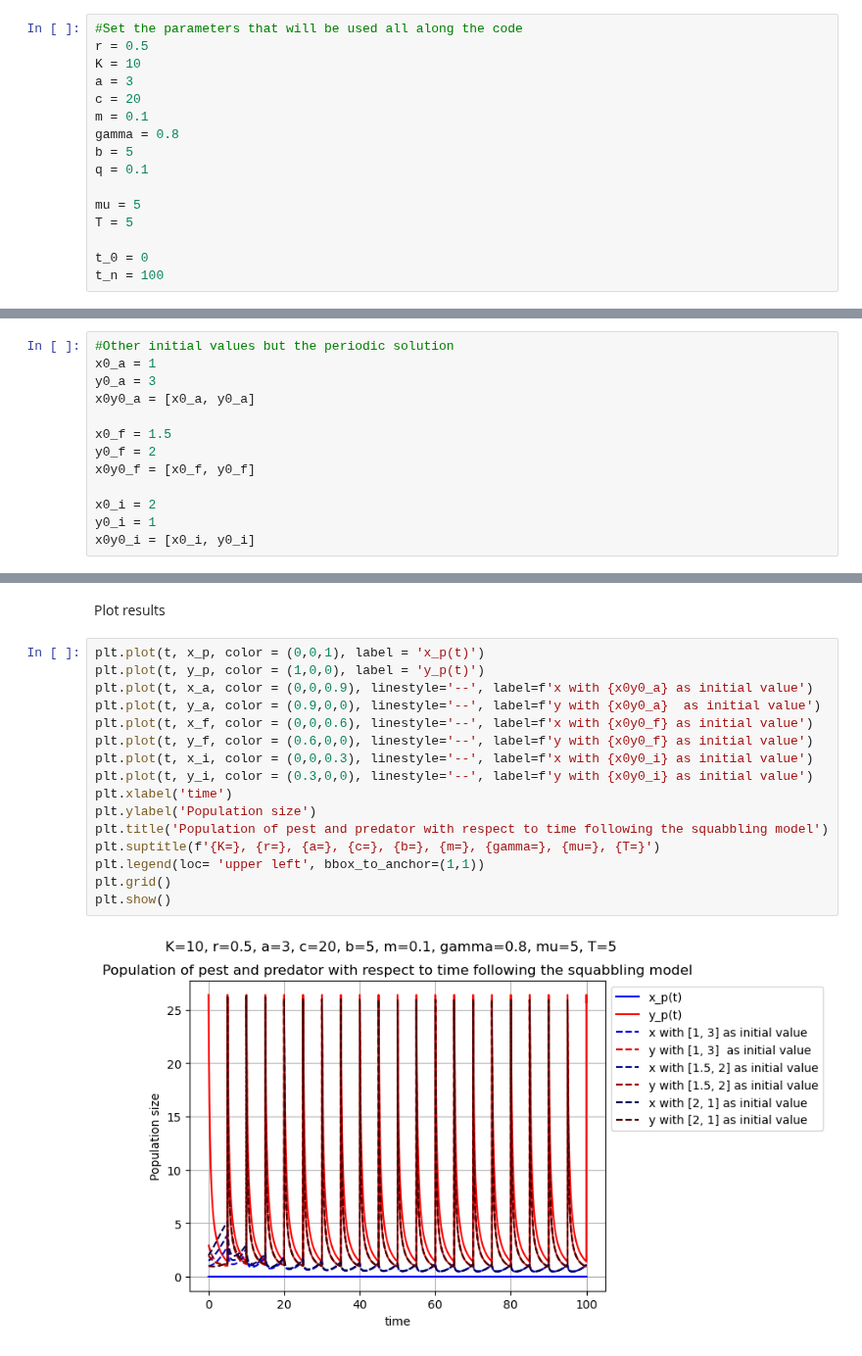
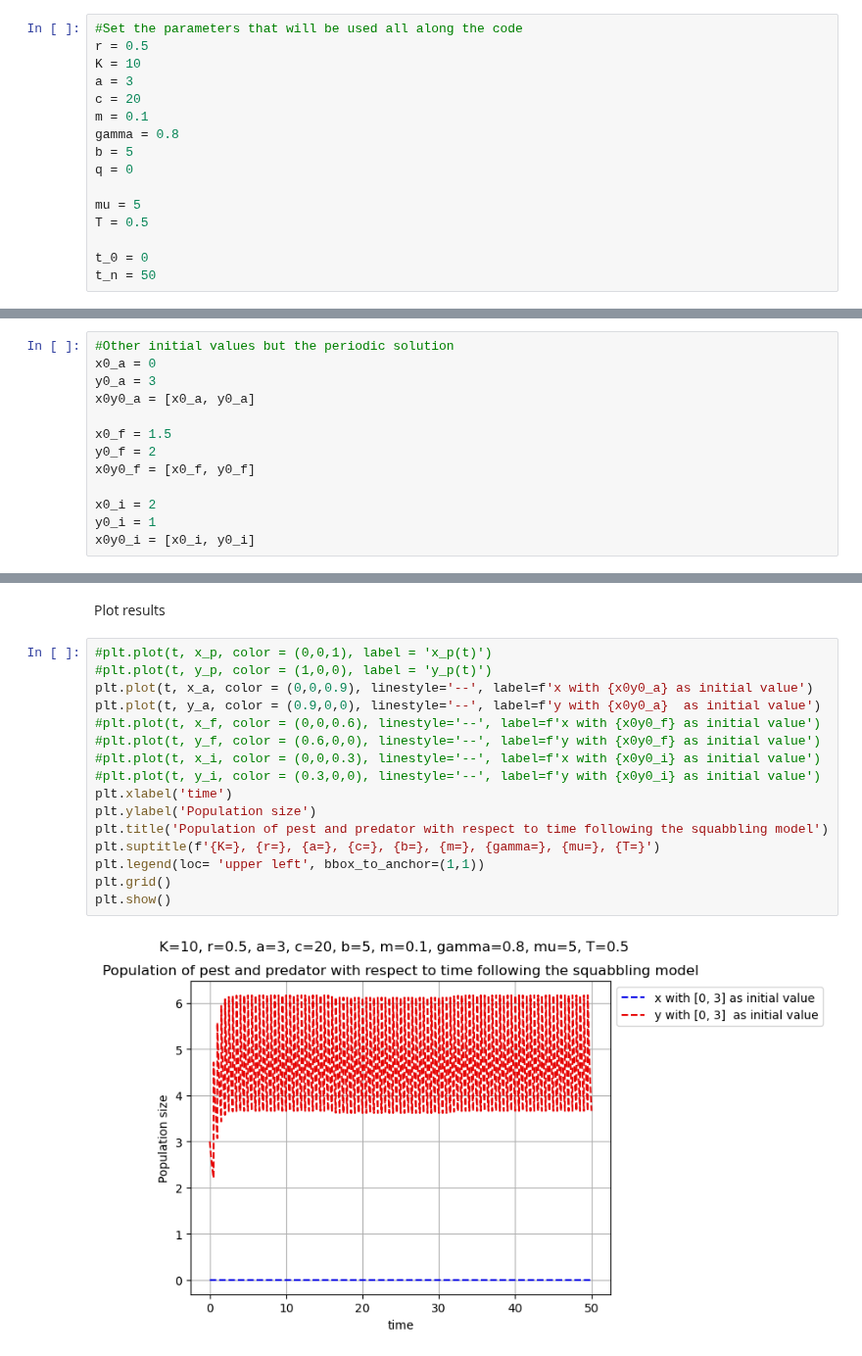
Before and after one commit to AinatianaLoyens/First_sim_CACOLAC, a Jupyter notebook: simulations_executable.ipynb, the cells around one changed output, grey strips where cells are left out. Shown at 98% size. Saved outputs shown, nothing was run; the diff lists cells and outputs as text.

```diff
--- a/simulations_executable.ipynb
+++ b/simulations_executable.ipynb
@@ -14,13 +14,13 @@ c = 20
 m = 0.1
 gamma = 0.8
 b = 5
-q = 0.1
+q = 0
 
 mu = 5
-T = 5
+T = 0.5
 
 t_0 = 0
-t_n = 100
+t_n = 50
 # %%
 #This cell is to eventually check if some stabilities conditions are satisfied.
 #If needed, the functions calculate_mu_a, calculate_mu_b and calculate_mu_q can be used
@@ -53,7 +53,7 @@ GAS conditions for squabbling are satisfied
 Note: the squabbling model is complicated
 # %%
 #Other initial values but the periodic solution
-x0_a = 1
+x0_a = 0
 y0_a = 3
 x0y0_a = [x0_a, y0_a]
 
@@ -201,20 +202,20 @@ y_p = y_p_s(t=np.array(t), r=r, K=K, a=a, c=c, m=m, gamma=gamma, q=q, mu=mu, T=T
 # %% [markdown]
 Plot results
 # %%
-plt.plot(t, x_p, color = (0,0,1), label = 'x_p(t)')
-plt.plot(t, y_p, color = (1,0,0), label = 'y_p(t)')
+#plt.plot(t, x_p, color = (0,0,1), label = 'x_p(t)')
+#plt.plot(t, y_p, color = (1,0,0), label = 'y_p(t)')
 plt.plot(t, x_a, color = (0,0,0.9), linestyle='--', label=f'x with {x0y0_a} as initial value')
 plt.plot(t, y_a, color = (0.9,0,0), linestyle='--', label=f'y with {x0y0_a}  as initial value')
-plt.plot(t, x_f, color = (0,0,0.6), linestyle='--', label=f'x with {x0y0_f} as initial value')
-plt.plot(t, y_f, color = (0.6,0,0), linestyle='--', label=f'y with {x0y0_f} as initial value')
-plt.plot(t, x_i, color = (0,0,0.3), linestyle='--', label=f'x with {x0y0_i} as initial value')
-plt.plot(t, y_i, color = (0.3,0,0), linestyle='--', label=f'y with {x0y0_i} as initial value')
+#plt.plot(t, x_f, color = (0,0,0.6), linestyle='--', label=f'x with {x0y0_f} as initial value')
+#plt.plot(t, y_f, color = (0.6,0,0), linestyle='--', label=f'y with {x0y0_f} as initial value')
+#plt.plot(t, x_i, color = (0,0,0.3), linestyle='--', label=f'x with {x0y0_i} as initial value')
+#plt.plot(t, y_i, color = (0.3,0,0), linestyle='--', label=f'y with {x0y0_i} as initial value')
 plt.xlabel('time')
 plt.ylabel('Population size')
 plt.title('Population of pest and predator with respect to time following the squabbling model')
 plt.suptitle(f'{K=}, {r=}, {a=}, {c=}, {b=}, {m=}, {gamma=}, {mu=}, {T=}')
 plt.legend(loc= 'upper left', bbox_to_anchor=(1,1))
 plt.grid()
 plt.show()
 # %% [output]
-[figure, old version]
+[figure, new version]
```
Also changed, not shown: parts of 4 cells of this notebook, 1 other file.
